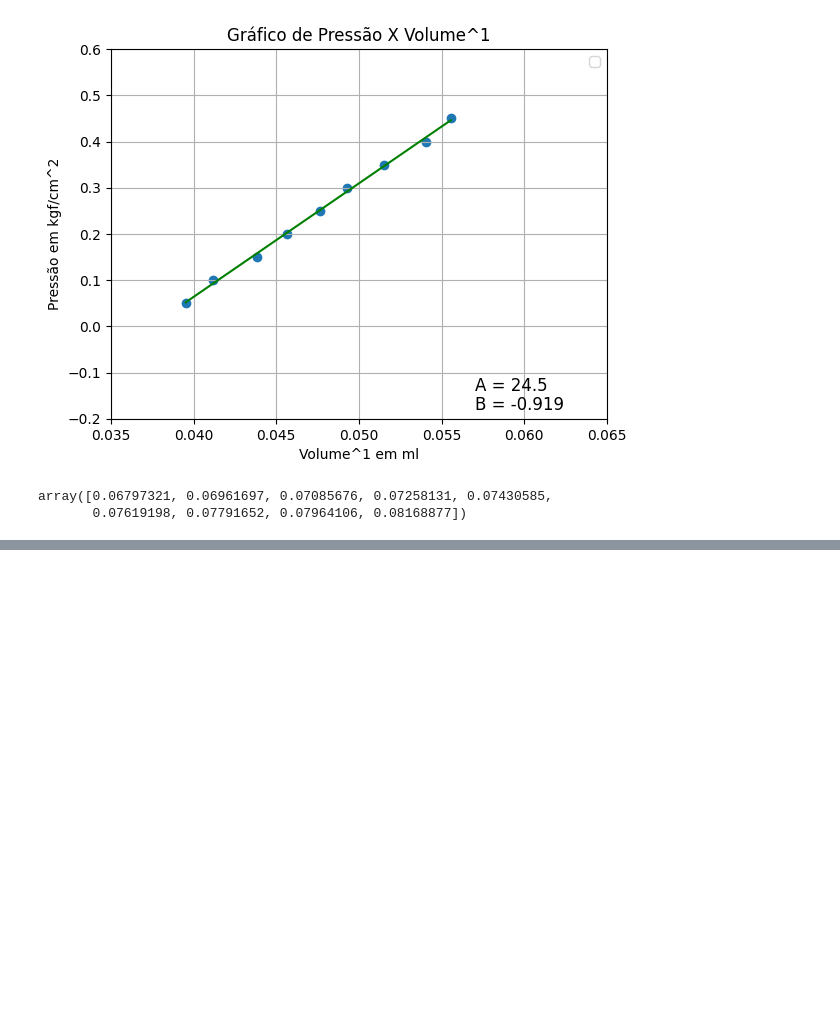
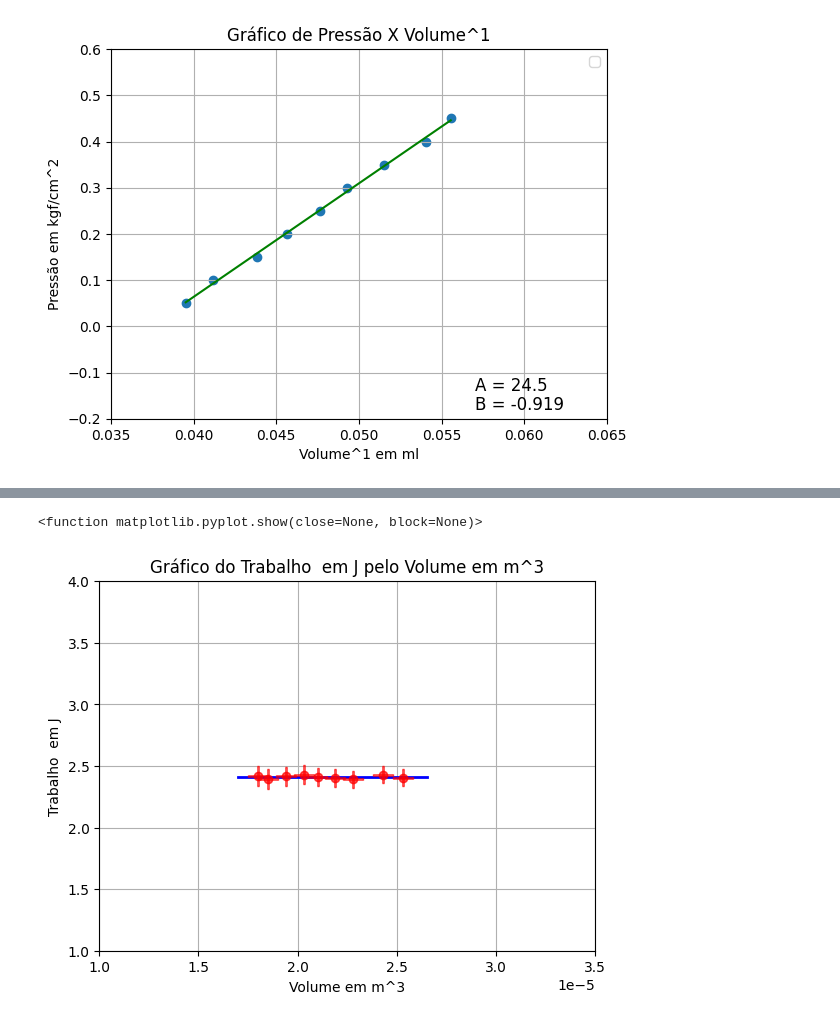
Before and after one commit to Lucas-Andrade-Projetos/codes-deduction-Universal-gas-constant, a Jupyter notebook: Artigo_Projeto_1.ipynb, the cells around one changed output, grey strips where cells are left out. Cells and saved outputs as stored; diff of their text form; code cells hidden in the pictures; blank space fills up the shorter version.

```diff
--- a/Artigo_Projeto_1.ipynb
+++ b/Artigo_Projeto_1.ipynb
@@ -241,28 +269,52 @@ Coeficiente a:  [24.57674765]
 Coeficiente b:  -0.9194049009208785
 <function matplotlib.pyplot.show(close=None, block=None)>
 [figure]
-# %%
-#Main code parte 3
-p_atm = b*-1
-
-#Valores de Pressão total
-p_total = p_total(list_ps, p_atm)
-
-#Erro associado a pressão total
-err_p_total = err_p_total(err_ps, erro_b)
-
-#convertendo o volume para m3
-list_volm3 = conv_volume(list_vol)
-err_volm3 = conv_volume(err_vol)
-
-#Ptotal*Volume
-list_pv = p_v(p_total, list_volm3)
-
-#erro P*V
-err_pv = err_pv(p_total, list_volm3, err_p_total, err_volm3)
-err_pv
-
-#Adicionando todos esses valores para a tabela para assim melhorar a visualização
-# %% [output]
-array([0.06797321, 0.06961697, 0.07085676, 0.07258131, 0.07430585,
-       0.07619198, 0.07791652, 0.07964106, 0.08168877])
+# %%
+#Main code parte 3
+p_atm = b*-1
+
+#Valores de Pressão total
+p_total = p_total(list_ps, p_atm)
+
+#Erro associado a pressão total
+err_p_total = err_p_total(err_ps, erro_b)
+
+#convertendo o volume para m3
+list_volm3 = conv_volume(list_vol)
+err_volm3 = conv_volume(err_vol)
+
+#Ptotal*Volume
+list_pv = p_v(p_total, list_volm3)
+
+#erro P*V
+err_pv = err_pv(p_total, list_volm3, err_p_total, err_volm3)
+
+#Adicionando todos esses valores para a tabela para assim melhorar a visualização
+#adicionando as linhas novas no Data Frame
+df['Ptotal em Pa'] = p_total
+df['erro de Ptotal em Pa'] = err_p_total
+df['Ptotal * Volume em J'] = list_pv
+df['erro d ePtotal * Volume em J'] = err_pv
+display(df)
+
+#gráfico de PV por V
+pv_medio = np.mean(list_pv)
+linha_constante = pv_medio
+# Crie um array de valores x para o gráfico
+# Aqui, estou criando 100 pontos entre 0 e 10
+x_valores = np.linspace(0.000017, 0.0000265, 100)
+# Crie um array de valores y constante
+y_valores = np.full_like(x_valores, linha_constante)
+plt.plot(x_valores, y_valores, color='blue', linestyle='-', linewidth=2)
+plt.errorbar(list_volm3 , list_pv, xerr = err_volm3, yerr = err_pv, marker='o', linestyle='', label='Pontos', capsize=1, elinewidth=2, alpha = 0.7, color = 'red')
+#formatação Simples
+plt.ylim(1, 4)
+plt.xlim(0.00001, 0.000035)
+plt.xlabel('Volume em m^3')
+plt.ylabel('Trabalho  em J')
+plt.title('Gráfico do Trabalho  em J pelo Volume em m^3')
+
+#Mostrando gráfico
+plt.grid(True)
+plt.show
+# %% [output]
@@ -269,3 +331,5 @@ array([0.06797321, 0.06961697, 0.07085676, 0.07258131, 0.07430585,
+<function matplotlib.pyplot.show(close=None, block=None)>
+[figure, added]
 # %%
 #Main code Deduções
 #usando os valores de a e b conhecidos para prever a pressão atmosférica
```
Also changed, not shown: parts of 3 cells of this notebook.
